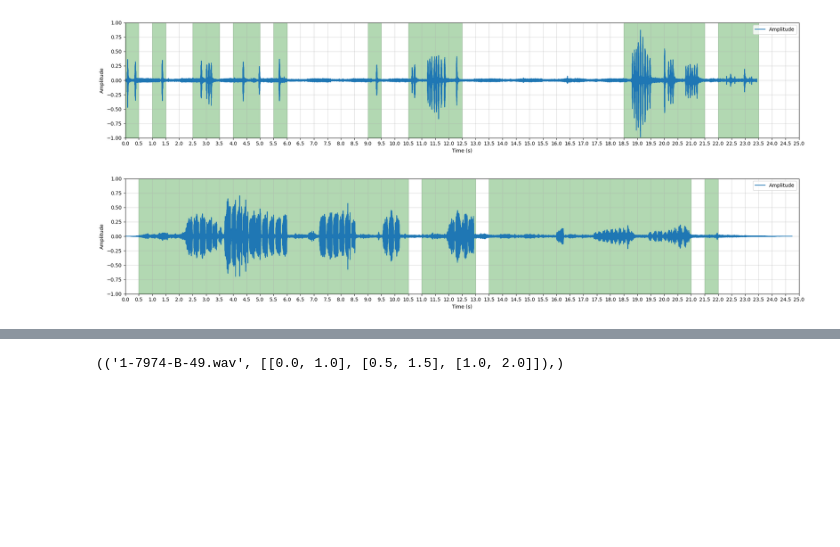
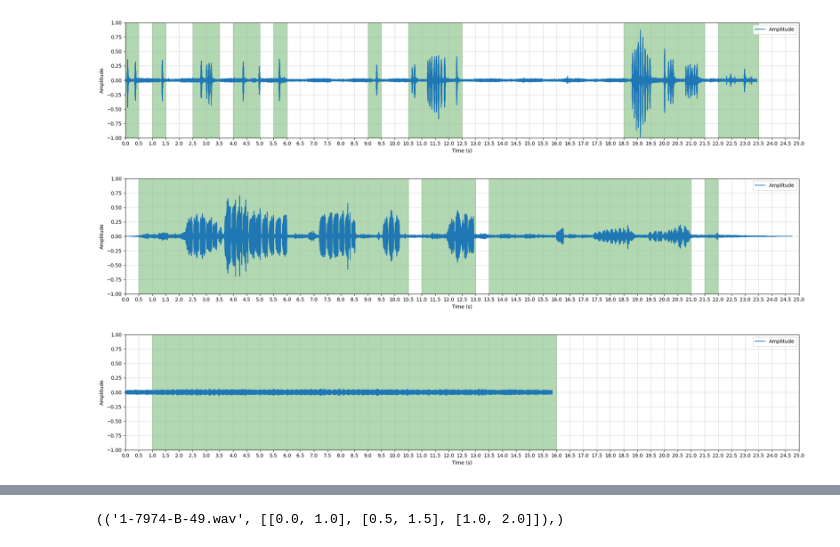
Before and after one commit to FathanAM0/Dasar-Kecerdasan-Artificial_Tugas-Besar, a Jupyter notebook: Dataset/code_labeling_xc.ipynb, the cells around one changed output, grey strips where cells are left out. Cells and saved outputs as stored; diff of their text form; code cells hidden in the pictures; blank space fills up the shorter version.

Commit message:
Update dataset, labeling data xeno-canto

```diff
--- a/Dataset/code_labeling_xc.ipynb
+++ b/Dataset/code_labeling_xc.ipynb
@@ -80,3 +80,7 @@ load_and_plot(dir_data_xc+"/505545.mp3",[[0.0, 0.5], [1.0, 1.5], [2.5, 3.5], [4.
 load_and_plot(dir_data_xc+"/531042.mp3",[[0.5, 10.5], [11.0, 13.0], [13.5, 21.0], [21.5, 22.0]])
 # %% [output]
 [figure]
+# %%
+load_and_plot(dir_data_xc+"/169538.mp3",[[1.0, 16.0]])
+# %% [output]
+[figure, added]
```
Also changed, not shown: parts of 13 cells of this notebook, 2 other files.
